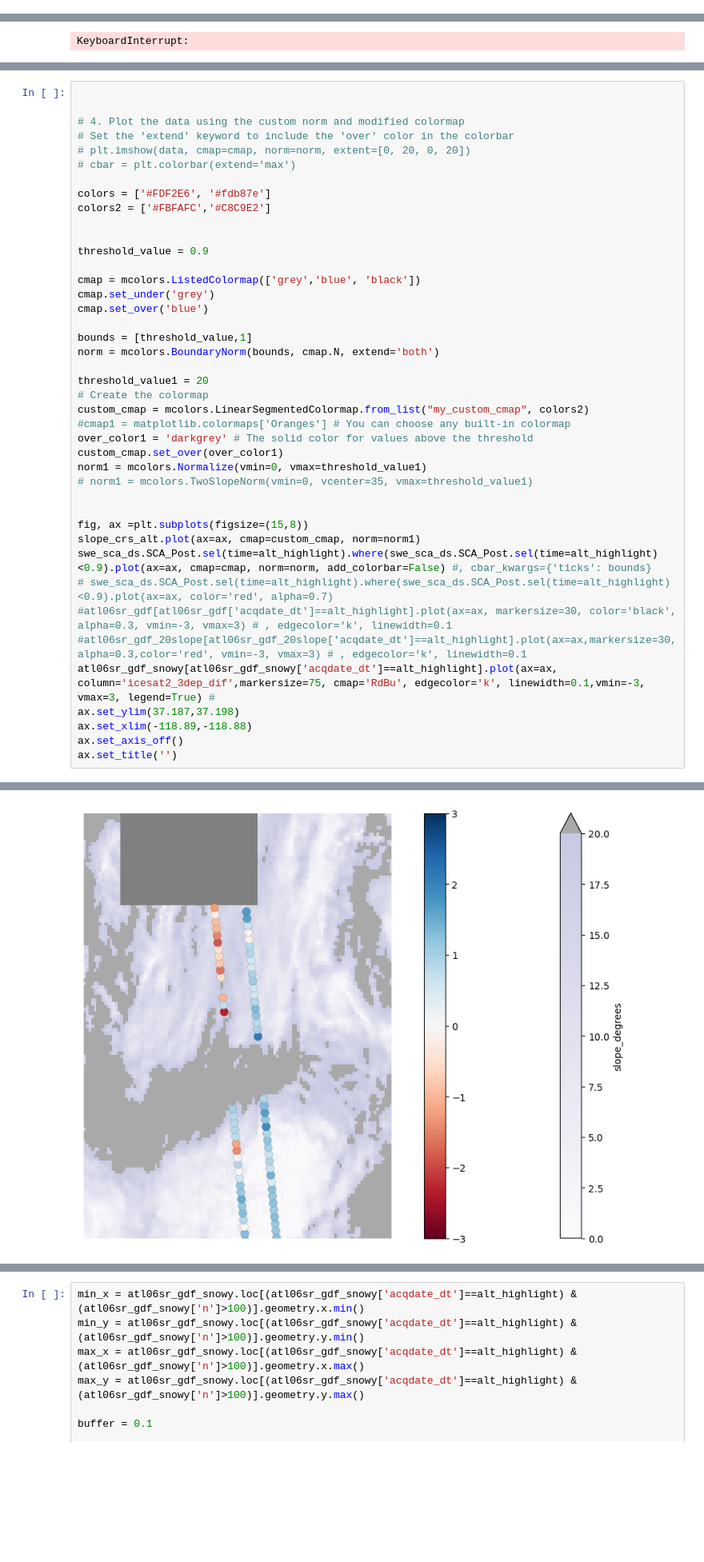
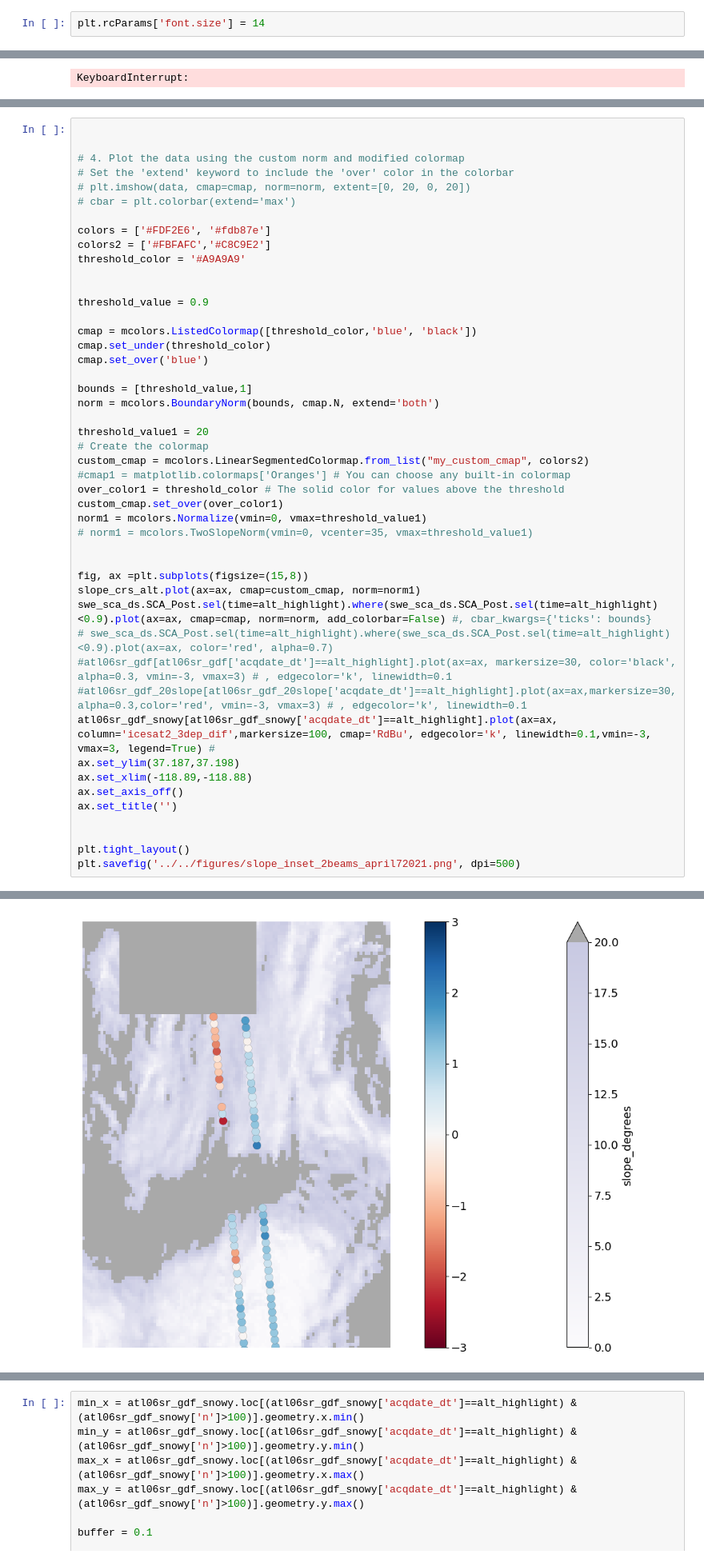
Before and after one commit to bessoh2/analog_snowmapping, a Jupyter notebook: notebooks/figure_making/site_fig.ipynb, the cells around one changed output, grey strips where cells are left out. Shown at 80% size. Drawn from its saved outputs; the diff is of its cells as text; blank space fills up the shorter version.

```diff
--- a/notebooks/figure_making/site_fig.ipynb
+++ b/notebooks/figure_making/site_fig.ipynb
@@ -460,3 +494,5 @@ plt.plot(region_lon2, region_lat2, linewidth=1.5, color='k', linestyle='--')
 # %% [output]
 [<matplotlib.lines.Line2D at 0x...>]
 [figure]
+# %%
+plt.rcParams['font.size'] = 14
@@ -577,12 +687,13 @@ KeyboardInterrupt:
 
 colors = ['#FDF2E6', '#fdb87e']
 colors2 = ['#FBFAFC','#C8C9E2']
+threshold_color = '#A9A9A9'
 
 
 threshold_value = 0.9
 
-cmap = mcolors.ListedColormap(['grey','blue', 'black'])
-cmap.set_under('grey')
+cmap = mcolors.ListedColormap([threshold_color,'blue', 'black'])
+cmap.set_under(threshold_color)
 cmap.set_over('blue')
 
 bounds = [threshold_value,1]
@@ -592,7 +703,7 @@ threshold_value1 = 20
 # Create the colormap
 custom_cmap = mcolors.LinearSegmentedColormap.from_list("my_custom_cmap", colors2)
 #cmap1 = matplotlib.colormaps['Oranges'] # You can choose any built-in colormap
-over_color1 = 'darkgrey' # The solid color for values above the threshold
+over_color1 = threshold_color # The solid color for values above the threshold
 custom_cmap.set_over(over_color1)
 norm1 = mcolors.Normalize(vmin=0, vmax=threshold_value1)
 # norm1 = mcolors.TwoSlopeNorm(vmin=0, vcenter=35, vmax=threshold_value1)
@@ -604,9 +715,13 @@ swe_sca_ds.SCA_Post.sel(time=alt_highlight).where(swe_sca_ds.SCA_Post.sel(time=a
 # swe_sca_ds.SCA_Post.sel(time=alt_highlight).where(swe_sca_ds.SCA_Post.sel(time=alt_highlight)<0.9).plot(ax=ax, color='red', alpha=0.7)
 #atl06sr_gdf[atl06sr_gdf['acqdate_dt']==alt_highlight].plot(ax=ax, markersize=30, color='black', alpha=0.3, vmin=-3, vmax=3) # , edgecolor='k', linewidth=0.1
 #atl06sr_gdf_20slope[atl06sr_gdf_20slope['acqdate_dt']==alt_highlight].plot(ax=ax,markersize=30, alpha=0.3,color='red', vmin=-3, vmax=3) # , edgecolor='k', linewidth=0.1
-atl06sr_gdf_snowy[atl06sr_gdf_snowy['acqdate_dt']==alt_highlight].plot(ax=ax, column='icesat2_3dep_dif',markersize=75, cmap='RdBu', edgecolor='k', linewidth=0.1,vmin=-3, vmax=3, legend=True) #
+atl06sr_gdf_snowy[atl06sr_gdf_snowy['acqdate_dt']==alt_highlight].plot(ax=ax, column='icesat2_3dep_dif',markersize=100, cmap='RdBu', edgecolor='k', linewidth=0.1,vmin=-3, vmax=3, legend=True) #
 ax.set_ylim(37.187,37.198)
 ax.set_xlim(-118.89,-118.88)
 ax.set_axis_off()
 ax.set_title('')
+
+
+plt.tight_layout()
+plt.savefig('../../figures/slope_inset_2beams_april72021.png', dpi=500)
 # %% [output]
@@ -614,4 +728,4 @@ Text(0.5, 1.0, '')
-[figure, old version]
+[figure, new version]
 # %%
 min_x = atl06sr_gdf_snowy.loc[(atl06sr_gdf_snowy['acqdate_dt']==alt_highlight) & (atl06sr_gdf_snowy['n']>100)].geometry.x.min()
 min_y = atl06sr_gdf_snowy.loc[(atl06sr_gdf_snowy['acqdate_dt']==alt_highlight) & (atl06sr_gdf_snowy['n']>100)].geometry.y.min()
```
Also changed, not shown: parts of 22 cells of this notebook, 26 other files.
